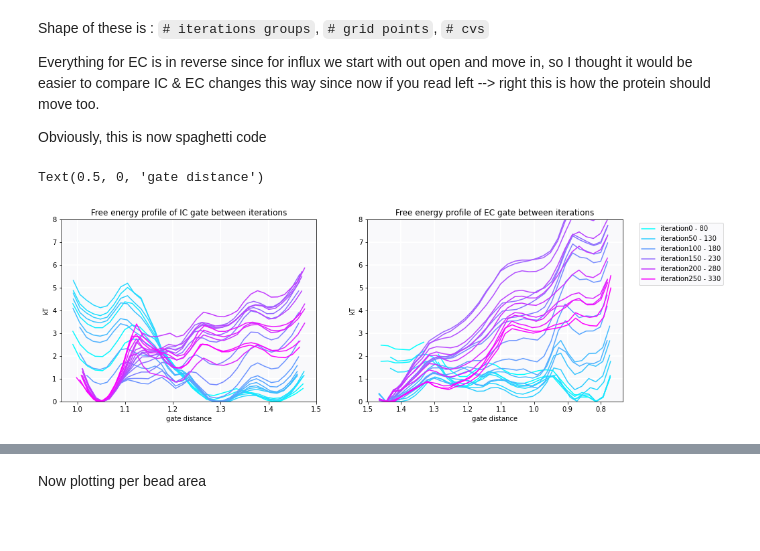
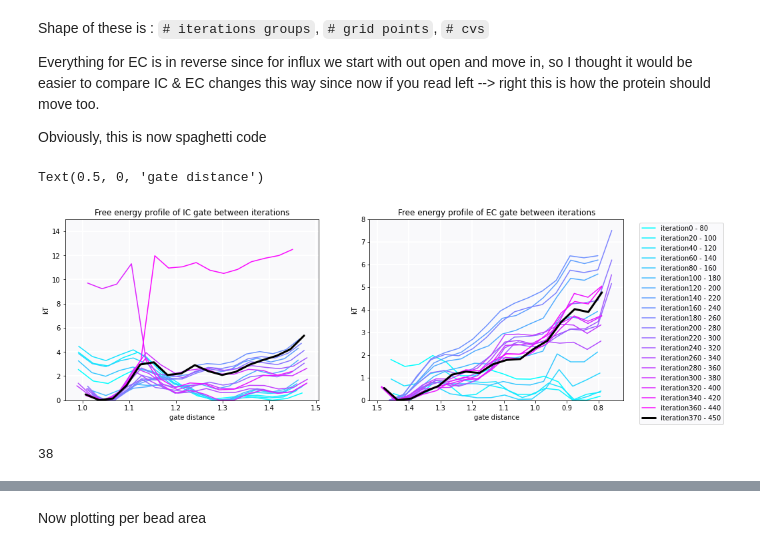
Before and after one commit to semccomas/GLUT5_string, a Jupyter notebook: string/analysis/scripts/string_analysis.ipynb, the cells around one changed output, grey strips where cells are left out. Drawn from its saved outputs; the diff is of its cells as text; code cells hidden in the pictures; blank space fills up the shorter version.

```diff
--- a/string/analysis/scripts/string_analysis.ipynb
+++ b/string/analysis/scripts/string_analysis.ipynb
@@ -414,8 +421,8 @@ Iterations that have already been processed:
 # %% [markdown]
 The `load_swarm_data` function will load the swarm data in the `cv_coordinates`. If you set `extract=True` it will read the data from the swarm files. If you have done this previously you can set `extract=False` so the function just reads `postprocessing/cv_coordinates.npy`. `first_iteration` can be used to exclude initial swarms as equilibration and `last_iteration` can be done to exclude some iterations for example if you want to estimate the FES convergence by comparing blocks of data.
 # %%
-first_iteration=280
-last_iteration=352
-cv_coordinates = load_swarm_data(extract=True, first_iteration=first_iteration, last_iteration=last_iteration)
+first_iteration=100
+last_iteration=490
+cv_coordinates = load_swarm_data(extract=False, first_iteration=first_iteration, last_iteration=last_iteration)
 print(np.shape(cv_coordinates))
 # %% [output]
@@ -466,6 +472,6 @@ def calculate_transition_matrix(
 This functions takes the `cv_coordinates_clean` numpy array and calculates a transition matrix by doing a simple grid on the cv space. It also calculates the probability of transition using the master equation and this results in the calculation of a FES. `n_grid_points` choose the number of grid points of the grid, the coarse the grid the more detailed (and noisy) the FES. This parameter should be varied to obtain an acceptable signal-to-noise ration. The temperature `T` and the value of `kB` can be set too. `kB` is used to give units to the FES. In this example we will use "kBT" units since kBT=1.
 # %%
 grid, free_energy = calculate_transition_matrix(
-    cv_coordinates_clean, n_grid_points=20, T=303.15, kB=0.0019872041
+    cv_coordinates_clean, n_grid_points=30, T=303.15, kB=0.0019872041
 )
 # %% [output]
@@ -540,8 +548,8 @@ plt.legend()
 # %% [markdown]
 Don't change these
 # %%
-n_grid_points = 40    #20 is default, 40 for higher resolution
-max_iterations = 350   # max strings run by influx apo
+n_grid_points = 20    #20 is default, 40 for higher resolution
+max_iterations = 460   # max strings run by influx apo
 skip_interval = 10   #step to choose between intervals (eg. if 10 - do 100-180, 110-190, 120-200. etc)
 # %% [markdown]
 Use the functions above to paste in many iterations of FES and grid data
@@ -556,8 +564,8 @@ def get_iterative_FES(n_grid_points, max_iterations, skip_interval, cv_choice):
 
 
     ## init arrays to store info
-    free_energy_by_iterations = np.zeros((int(max_start_iterations/10),n_grid_points,1))
-    grid_by_iterations = np.zeros((int(max_start_iterations/10),n_grid_points,1))  #right now this is really custom to our problem, so be careful
+    free_energy_by_iterations = np.zeros((int(max_start_iterations/skip_interval),n_grid_points,1))
+    grid_by_iterations = np.zeros((int(max_start_iterations/skip_interval),n_grid_points,1))  #right now this is really custom to our problem, so be careful
 
 
     ## loop through each chunk
@@ -570,7 +578,7 @@ def get_iterative_FES(n_grid_points, max_iterations, skip_interval, cv_choice):
             last_iteration = first_iteration + 80
 
         ## the extract = True will only have to be run once
-        cv_coordinates = load_swarm_data(extract=True, first_iteration=first_iteration, last_iteration=last_iteration)
+        cv_coordinates = load_swarm_data(extract=False, first_iteration=first_iteration, last_iteration=last_iteration)
         cv_coordinates_clean = cv_coordinates_clean = cv_coordinates[:, :, my_cv]  #IC gate only right now
 
         grid, free_energy = calculate_transition_matrix(
@@ -647,39 +654,51 @@ color_vals = cmap_vals(np.linspace(0,1,np.shape(free_energy_by_iterations_IC)[0]
 
 
 
 
 
 for row in range(np.shape(free_energy_by_iterations_IC)[0]):
-    if row % 5 == 0:
-        ## just plot a few labels
+    if row % 2 == 0 or row==0:
+        ## just plot a few labels as well as first and last. by changing the divider # you can change freq
         ax_IC.plot(grid_by_iterations_IC[row], free_energy_by_iterations_IC[row], c = color_vals[row], \
+                 label = f"iteration{row * skip_interval} - {row * skip_interval + 80}")
+        ax_EC.plot(grid_by_iterations_EC[row], free_energy_by_iterations_EC[row], c = color_vals[row], \
                  label = f"iteration{row * skip_interval} - {row * skip_interval + 80}")
 
 
-        ax_EC.plot(grid_by_iterations_EC[row], free_energy_by_iterations_EC[row], c = color_vals[row], \
-                 label = f"iteration{row * skip_interval} - {row * skip_interval + 80}")
+
+    elif row==np.shape(free_energy_by_iterations_IC)[0]-1:
+        ## highlight the most recent frame
+        ax_IC.plot(grid_by_iterations_IC[row], free_energy_by_iterations_IC[row], c = 'black', \
+                 label = f"iteration{row * skip_interval} - {row * skip_interval + 80}", linewidth=3)
+        ax_EC.plot(grid_by_iterations_EC[row], free_energy_by_iterations_EC[row], c = 'black', \
+                 label = f"iteration{row * skip_interval} - {row * skip_interval + 80}", linewidth=3)
+
 
     else:
-        ax_IC.plot(grid_by_iterations_IC[row], free_energy_by_iterations_IC[row], c = color_vals[row])
-        ax_EC.plot(grid_by_iterations_EC[row], free_energy_by_iterations_EC[row], c = color_vals[row])
-
+        #ax_IC.plot(grid_by_iterations_IC[row], free_energy_by_iterations_IC[row], c = color_vals[row])
+        #ax_EC.plot(grid_by_iterations_EC[row], free_energy_by_iterations_EC[row], c = color_vals[row])
+        pass
 
 
 
 plt.legend(bbox_to_anchor=(1.05, 1), loc='upper left')
 ax_IC.set_title("Free energy profile of IC gate between iterations")
 ax_EC.set_title("Free energy profile of EC gate between iterations")
 ax_IC.set_ylabel("kT")
 ax_EC.set_ylabel("kT")
 
-ax_IC.set_ylim(0,8)
+ax_IC.set_ylim(0,15)
 ax_EC.set_ylim(0,8)
 
 ## show in REVERSE
 ax_EC.set_xlim(ax_EC.get_xlim()[::-1])
 
 ax_IC.set_xlabel("gate distance")
 ax_EC.set_xlabel("gate distance")
 # %% [output]
 Text(0.5, 0, 'gate distance')
-[figure, old version]
+[figure, new version]
+# %%
+np.shape(free_energy_by_iterations_IC)[0]
+# %% [output]
+38
```
Also changed, not shown: parts of 20 cells of this notebook, 19 other files.
